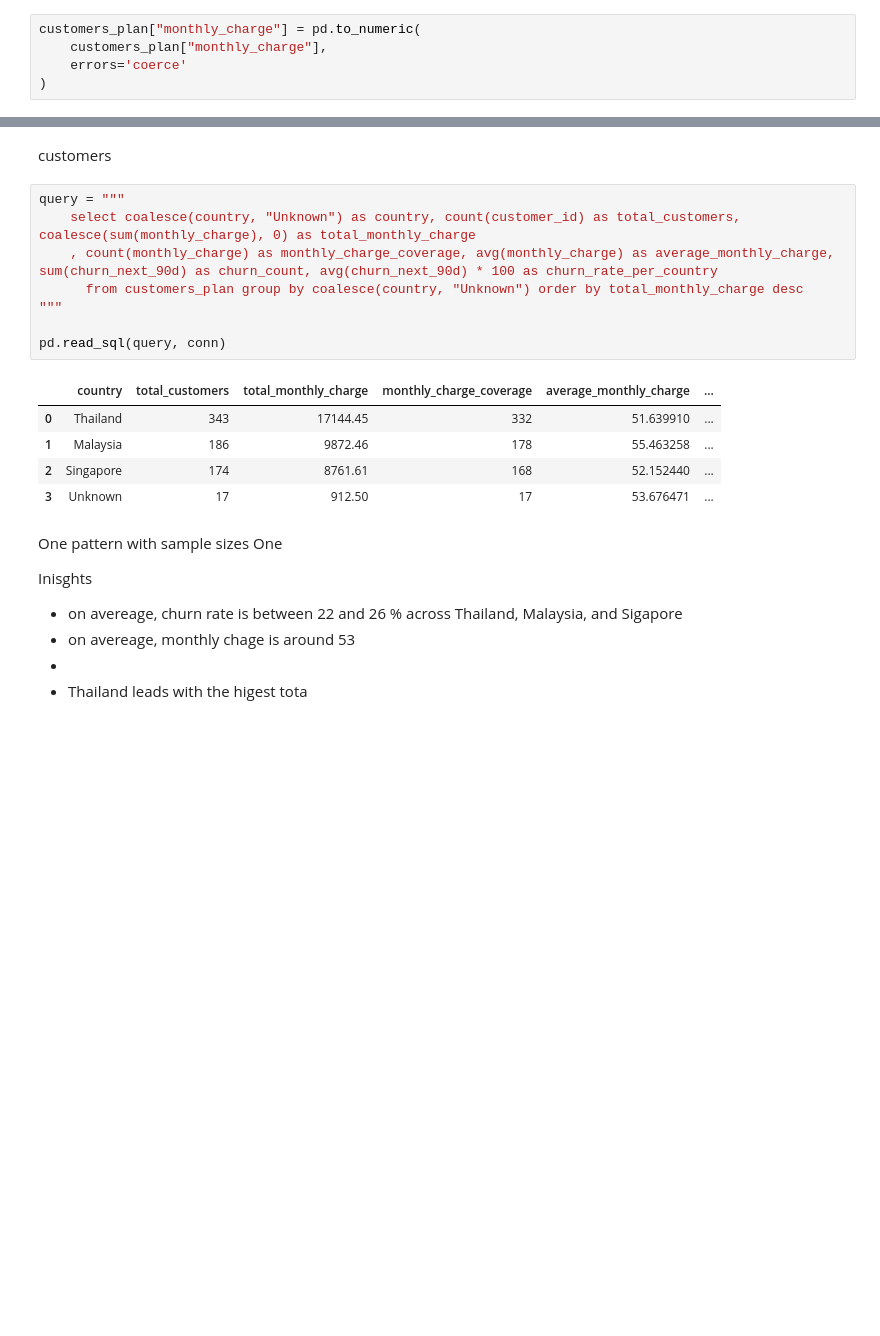
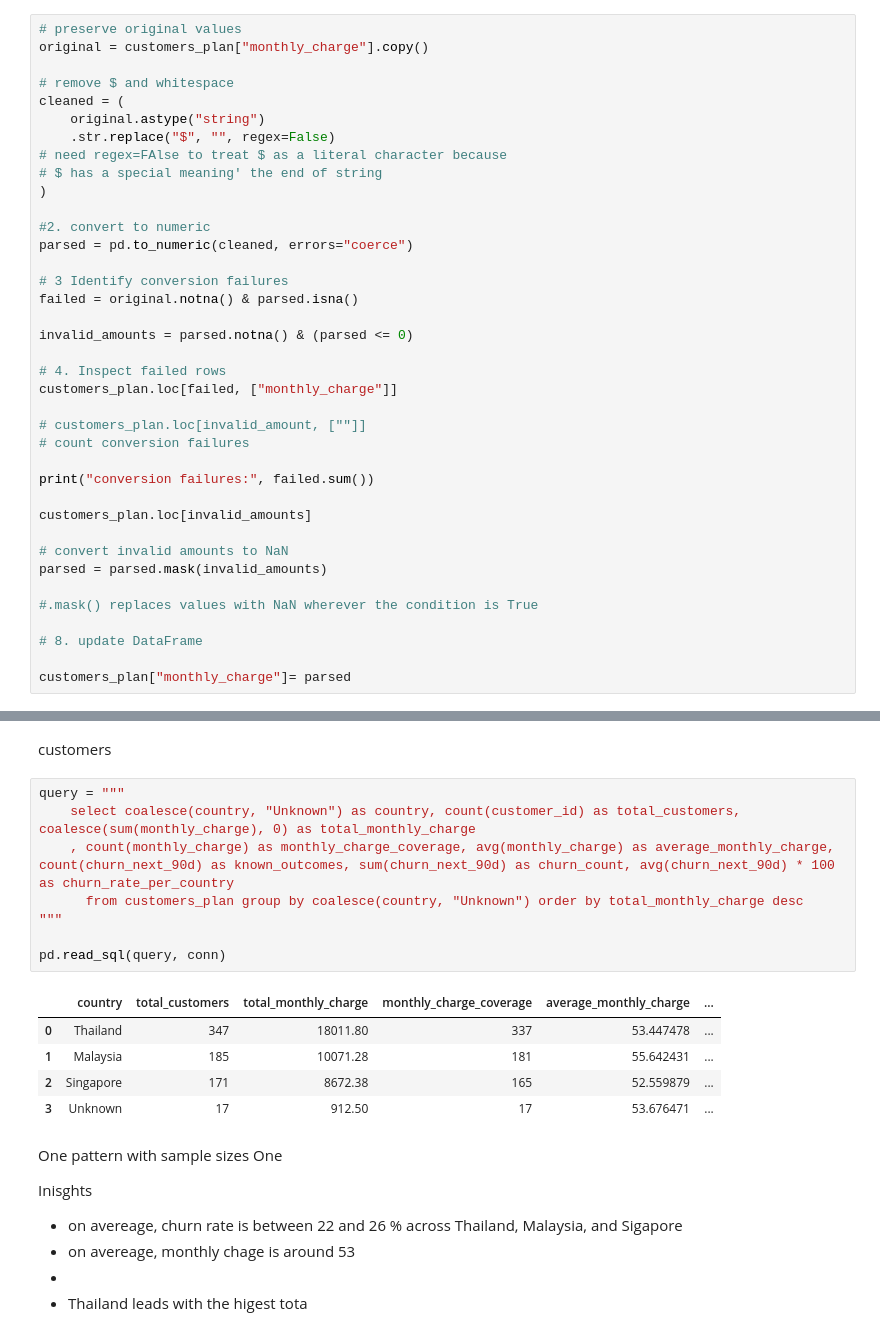
Before and after one commit to phawatboom/datascience_practice, a Jupyter notebook: mock_assessment_01/assessment.ipynb, the cells around one changed output, grey strips where cells are left out. Drawn from its saved outputs; the diff is of its cells as text; blank space fills up the shorter version.

```diff
--- a/mock_assessment_01/assessment.ipynb
+++ b/mock_assessment_01/assessment.ipynb
@@ -378,5 +457,38 @@ to_numeric(arg, errors: 'DateTimeErrorChoices' = 'raise', downcast: "Literal['in
-# %%
-customers_plan["monthly_charge"] = pd.to_numeric(
-    customers_plan["monthly_charge"],
-    errors='coerce'
-)
+# %%
+# preserve original values
+original = customers_plan["monthly_charge"].copy()
+
+# remove $ and whitespace
+cleaned = (
+    original.astype("string")
+    .str.replace("$", "", regex=False)
+# need regex=FAlse to treat $ as a literal character because
+# $ has a special meaning' the end of string
+)
+
+#2. convert to numeric
+parsed = pd.to_numeric(cleaned, errors="coerce")
+
+# 3 Identify conversion failures
+failed = original.notna() & parsed.isna()
+
+invalid_amounts = parsed.notna() & (parsed <= 0)
+
+# 4. Inspect failed rows
+customers_plan.loc[failed, ["monthly_charge"]]
+
+# customers_plan.loc[invalid_amount, [""]]
+# count conversion failures
+
+print("conversion failures:", failed.sum())
+
+customers_plan.loc[invalid_amounts]
+
+# convert invalid amounts to NaN
+parsed = parsed.mask(invalid_amounts)
+
+#.mask() replaces values with NaN wherever the condition is True
+
+# 8. update DataFrame
+
+customers_plan["monthly_charge"]= parsed
@@ -409,16 +523,16 @@ customers
 # %%
 query = """
     select coalesce(country, "Unknown") as country, count(customer_id) as total_customers, coalesce(sum(monthly_charge), 0) as total_monthly_charge
-    , count(monthly_charge) as monthly_charge_coverage, avg(monthly_charge) as average_monthly_charge, sum(churn_next_90d) as churn_count, avg(churn_next_90d) * 100 as churn_rate_per_country
+    , count(monthly_charge) as monthly_charge_coverage, avg(monthly_charge) as average_monthly_charge, count(churn_next_90d) as known_outcomes, sum(churn_next_90d) as churn_count, avg(churn_next_90d) * 100 as churn_rate_per_country
       from customers_plan group by coalesce(country, "Unknown") order by total_monthly_charge desc
 """
 
 pd.read_sql(query, conn)
 # %% [output]
 |  | country | total_customers | total_monthly_charge | monthly_charge_coverage | average_monthly_charge | ... |
-| 0 | Thailand | 343 | 17144.45 | 332 | 51.639910 | ... |
-| 1 | Malaysia | 186 | 9872.46 | 178 | 55.463258 | ... |
-| 2 | Singapore | 174 | 8761.61 | 168 | 52.152440 | ... |
+| 0 | Thailand | 347 | 18011.80 | 337 | 53.447478 | ... |
+| 1 | Malaysia | 185 | 10071.28 | 181 | 55.642431 | ... |
+| 2 | Singapore | 171 | 8672.38 | 165 | 52.559879 | ... |
 | 3 | Unknown | 17 | 912.50 | 17 | 53.676471 | ... |
 # %% [markdown]
 One pattern with sample sizes
```
Also changed, not shown: parts of 57 cells of this notebook.
